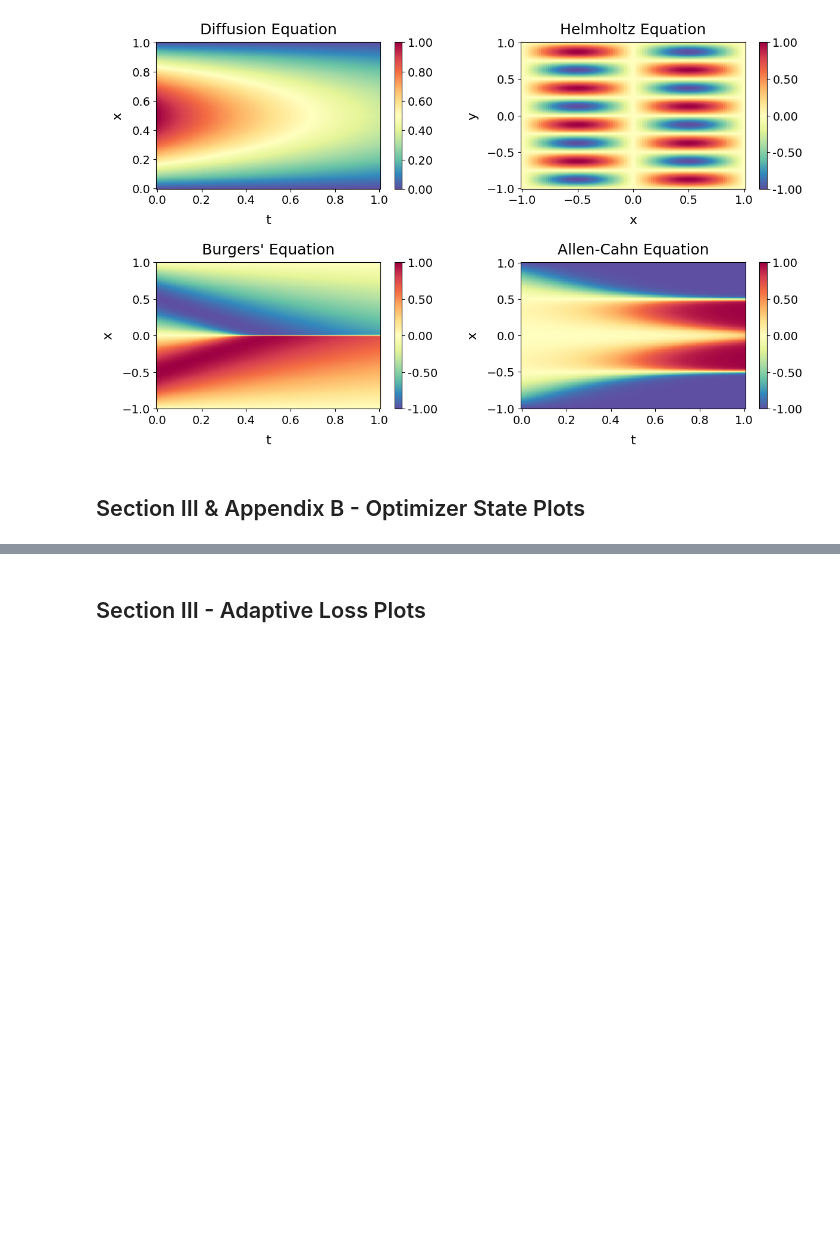
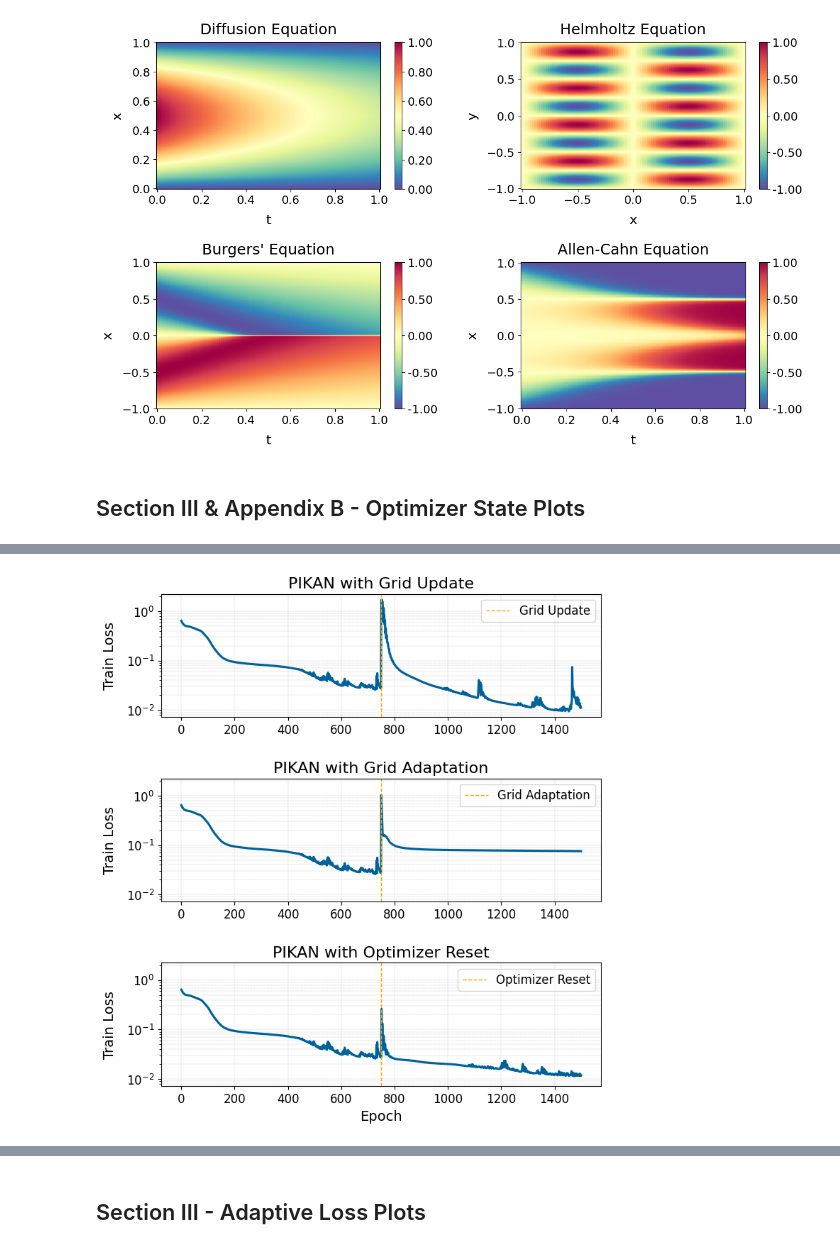
Before and after one commit to srigas/jaxKAN, a Jupyter notebook: Paper Results/Plots/Plots.ipynb, the cells around one changed output, grey strips where cells are left out. Cells and saved outputs as stored; diff of their text form; code cells hidden in the pictures; blank space fills up the shorter version.

```diff
--- a/Paper Results/Plots/Plots.ipynb
+++ b/Paper Results/Plots/Plots.ipynb
@@ -182,0 +246,2 @@ plt.show()
+# %%
+grid_upds = [200, 400, 600]
@@ -182,0 +354,85 @@ plt.show()
+# %%
+# ALL UPDATE PLOTS CASE
+
+# Load the data from the .npz file
+state_data = np.load(data_dir+f'state.npz')
+
+# Extract the data for the plots
+epochs = state_data['epochs']
+grid_epochs = state_data['grids'][1:]
+full_upd = state_data['losses_full_upd']
+adapt_upd = state_data['losses_adapt_upd']
+opt_upd = state_data['losses_opt_upd']
+
+# Create the figure and axes
+fig, axs = plt.subplots(3, 1, figsize=(8, 9))
+
+# Font sizes
+title_fontsize = 16
+label_fontsize = 14
+ticks_fontsize = 12
+legend_fontsize = 12
+
+# Plot for 'full_upd'
+axs[0].plot(epochs, full_upd, color='#00629B', linewidth=2.25)
+axs[0].set_yscale('log')
+axs[0].set_title('PIKAN with Grid Update', fontsize=title_fontsize)
+#axs[0].set_xlabel('Epoch', fontsize=label_fontsize)
+axs[0].set_ylabel('Train Loss', fontsize=label_fontsize, labelpad=10)
+axs[0].grid(True, which='both', linestyle='--', linewidth=0.25)
+
+for xc in grid_epochs:
+    axs[0].axvline(x=xc, color='#FFA300', linestyle='--', linewidth=1, label='Grid Update')
+
+# Get y-limits from the first plot
+ylim = axs[0].get_ylim()
+
+# Plot for 'adapt_upd'
+axs[1].plot(epochs, adapt_upd, color='#00629B', linewidth=2.25)
+axs[1].set_yscale('log')
+axs[1].set_title('PIKAN with Grid Adaptation', fontsize=title_fontsize)
+axs[1].set_ylabel('Train Loss', fontsize=label_fontsize, labelpad=10)
+axs[1].grid(True, which='both', linestyle='--', linewidth=0.25)
+axs[1].set_ylim(ylim)
+
+for xc in grid_epochs:
+    axs[1].axvline(x=xc, color='#FFA300', linestyle='--', linewidth=1, label='Grid Adaptation')
+
+# Plot for 'opt_upd'
+axs[2].plot(epochs, opt_upd, color='#00629B', linewidth=2.25)
+axs[2].set_yscale('log')
+axs[2].set_title('PIKAN with Optimizer Reset', fontsize=title_fontsize)
+axs[2].set_xlabel('Epoch', fontsize=label_fontsize)
+axs[2].set_ylabel('Train Loss', fontsize=label_fontsize, labelpad=10)
+axs[2].grid(True, which='both', linestyle='--', linewidth=0.25)
+axs[2].set_ylim(ylim)
+
+for xc in grid_epochs:
+    axs[2].axvline(x=xc, color='#FFA300', linestyle='--', linewidth=1, label='Optimizer Reset')
+
+# Legend
+handles, labels = axs[0].get_legend_handles_labels()
+unique_labels = dict(zip(labels, handles))
+axs[0].legend(unique_labels.values(), unique_labels.keys(), fontsize=legend_fontsize, loc='upper right')
+
+handles, labels = axs[1].get_legend_handles_labels()
+unique_labels = dict(zip(labels, handles))
+axs[1].legend(unique_labels.values(), unique_labels.keys(), fontsize=legend_fontsize, loc='upper right')
+
+handles, labels = axs[2].get_legend_handles_labels()
+unique_labels = dict(zip(labels, handles))
+axs[2].legend(unique_labels.values(), unique_labels.keys(), fontsize=legend_fontsize, loc='upper right')
+
+# Set tick parameters for both plots
+for ax in axs:
+    ax.tick_params(axis='both', which='major', labelsize=ticks_fontsize)
+
+# Adjust space between subplots
+plt.subplots_adjust(hspace=0.5)
+
+# Save the figure as a PDF with specified DPI and remove bounding box
+plt.savefig(f'figures/state_trans_upd.pdf', format='pdf', dpi=300, bbox_inches='tight')
+
+plt.show()
+# %% [output]
+[figure, added]
```
Also changed, not shown: parts of 11 cells of this notebook, 1 other file.
